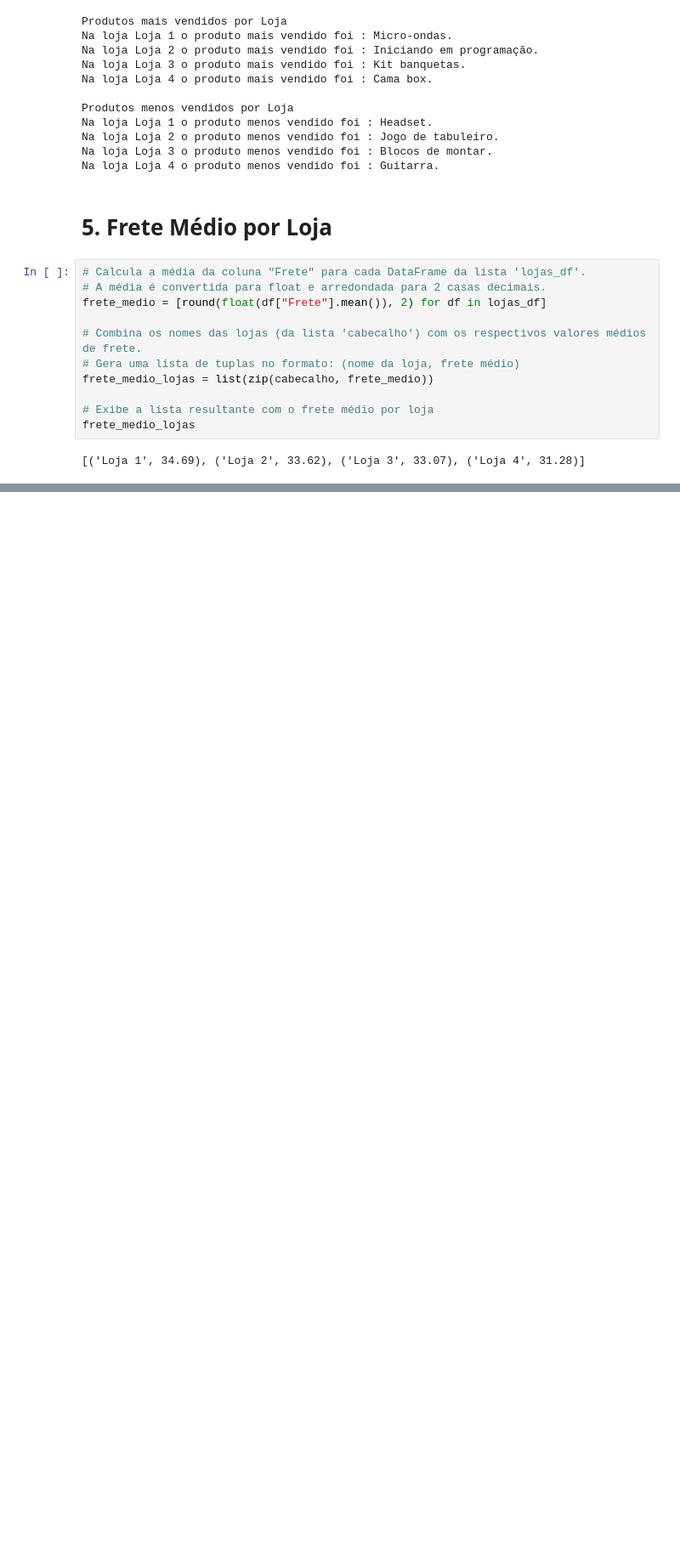
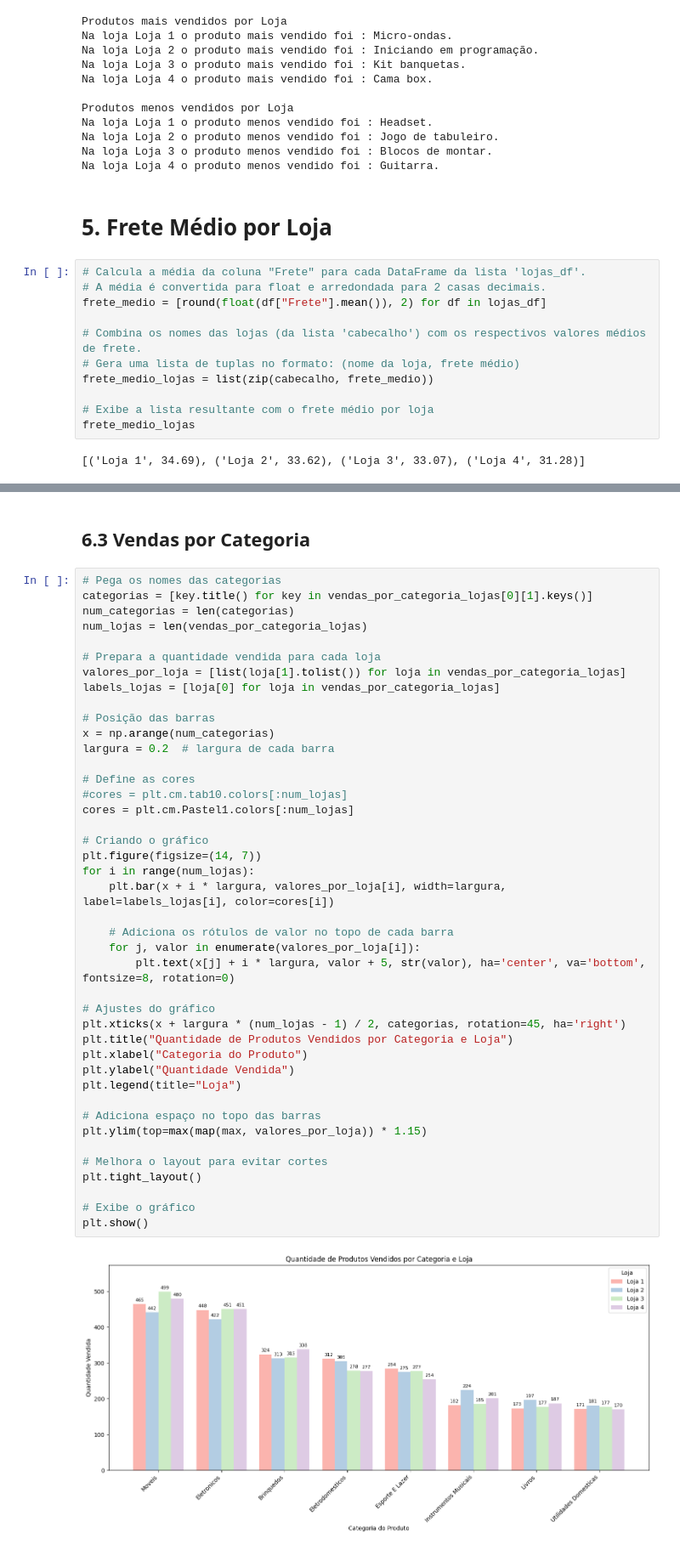
Before and after one commit to rodrigosergiosilva/challenge-alura-store, a Jupyter notebook: AluraStoreBr.ipynb, the cells around one changed output, grey strips where cells are left out. Shown at 85% size. Cells and saved outputs as stored; diff of their text form; blank space fills up the shorter version.

```diff
--- a/AluraStoreBr.ipynb
+++ b/AluraStoreBr.ipynb
@@ -224,0 +310,46 @@ O frete médio da loja Loja 4 é de R$ 31,28.
+# %% [markdown]
+## 6.3 Vendas por Categoria
+# %%
+# Pega os nomes das categorias
+categorias = [key.title() for key in vendas_por_categoria_lojas[0][1].keys()]
+num_categorias = len(categorias)
+num_lojas = len(vendas_por_categoria_lojas)
+
+# Prepara a quantidade vendida para cada loja
+valores_por_loja = [list(loja[1].tolist()) for loja in vendas_por_categoria_lojas]
+labels_lojas = [loja[0] for loja in vendas_por_categoria_lojas]
+
+# Posição das barras
+x = np.arange(num_categorias)
+largura = 0.2  # largura de cada barra
+
+# Define as cores
+#cores = plt.cm.tab10.colors[:num_lojas]
+cores = plt.cm.Pastel1.colors[:num_lojas]
+
+# Criando o gráfico
+plt.figure(figsize=(14, 7))
+for i in range(num_lojas):
+    plt.bar(x + i * largura, valores_por_loja[i], width=largura, label=labels_lojas[i], color=cores[i])
+
+    # Adiciona os rótulos de valor no topo de cada barra
+    for j, valor in enumerate(valores_por_loja[i]):
+        plt.text(x[j] + i * largura, valor + 5, str(valor), ha='center', va='bottom', fontsize=8, rotation=0)
+
+# Ajustes do gráfico
+plt.xticks(x + largura * (num_lojas - 1) / 2, categorias, rotation=45, ha='right')
+plt.title("Quantidade de Produtos Vendidos por Categoria e Loja")
+plt.xlabel("Categoria do Produto")
+plt.ylabel("Quantidade Vendida")
+plt.legend(title="Loja")
+
+# Adiciona espaço no topo das barras
+plt.ylim(top=max(map(max, valores_por_loja)) * 1.15)
+
+# Melhora o layout para evitar cortes
+plt.tight_layout()
+
+# Exibe o gráfico
+plt.show()
+# %% [output]
+[figure, added]
```
Also changed, not shown: parts of 10 cells of this notebook.
